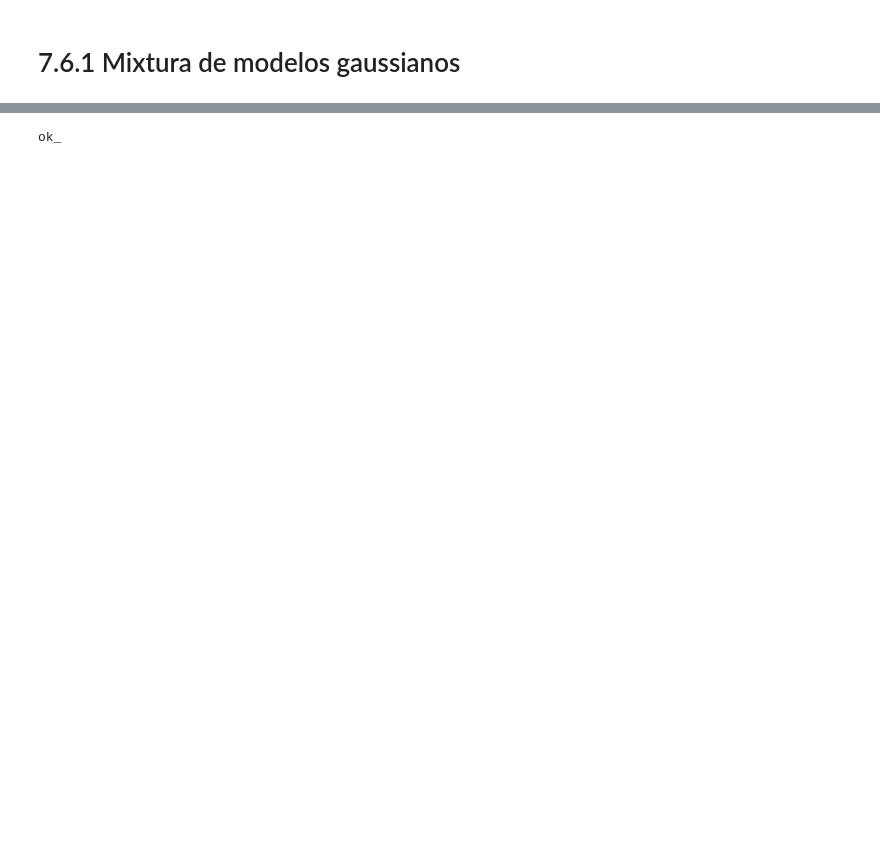
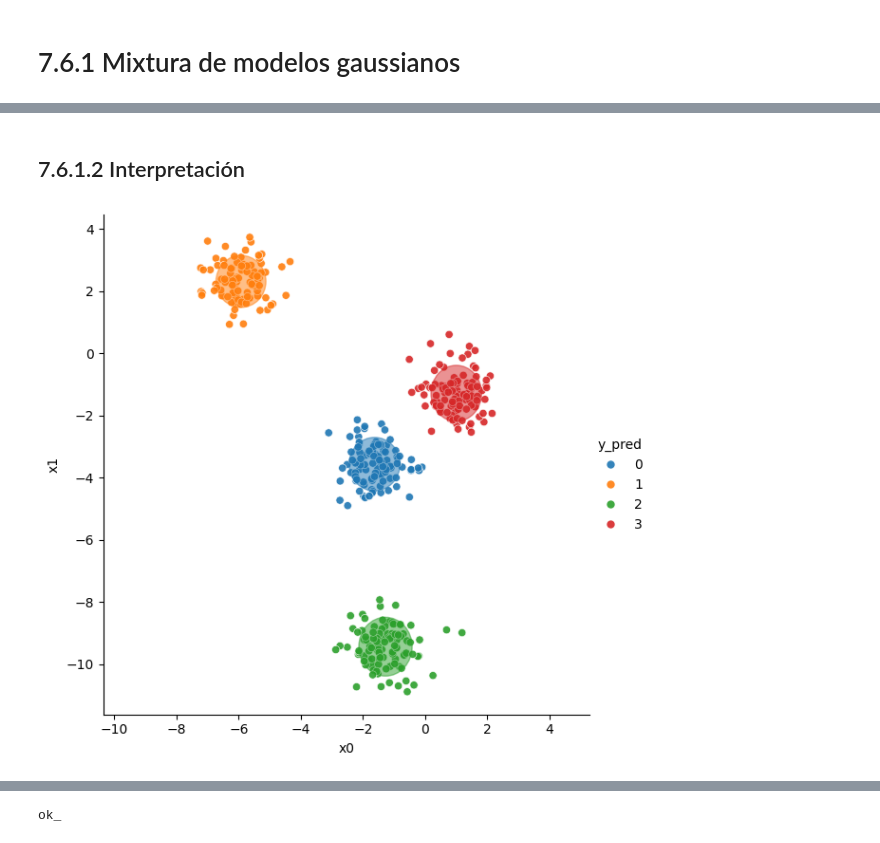
Before and after one commit to oecorrechag/Analitica-predictiva-course, a Jupyter notebook: notebooks/07_seccion/7.6 Modelos de mixtura gaussiana/7.6.1 Mixtura de modelos gaussianos.ipynb, the cells around one changed output, grey strips where cells are left out. Saved outputs shown, nothing was run; the diff lists cells and outputs as text; code cells hidden in the pictures; blank space fills up the shorter version.

```diff
--- a/notebooks/07_seccion/7.6 Modelos de mixtura gaussiana/7.6.1 Mixtura de modelos gaussianos.ipynb
+++ b/notebooks/07_seccion/7.6 Modelos de mixtura gaussiana/7.6.1 Mixtura de modelos gaussianos.ipynb
@@ -103,0 +145,39 @@ plt.show()
+# %% [markdown]
+## 7.6.1.2 Interpretación
+# %%
+colors = ["tab:blue", "tab:orange", "tab:green", "tab:red"]
+
+sns.relplot(
+    x="x0",
+    y="x1",
+    data=data,
+    hue="y_pred",
+    height=6,
+    palette="tab10",
+    alpha=0.9,
+)
+
+for i_component in range(n_components):
+
+    covariances = gaussianMixture.covariances_[i_component][:2, :2]
+
+    v, w = np.linalg.eigh(covariances)
+    u = w[0] / np.linalg.norm(w[0])
+    angle = np.arctan2(u[1], u[0])
+    angle = 180 * angle / np.pi
+    v = 2.0 * np.sqrt(2.0) * np.sqrt(v)
+
+    ellipse = Ellipse(
+        gaussianMixture.means_[i_component, :2],
+        v[0],
+        v[1],
+        #180 + angle,
+        color=colors[i_component],
+    )
+    ellipse.set_clip_box(plt.gca().bbox)
+    ellipse.set_alpha(0.5)
+    plt.gca().add_artist(ellipse)
+
+plt.gca().set_aspect("equal", "datalim")
+# %% [output]
+[figure, added]
```
Also changed, not shown: parts of 14 cells of this notebook.
